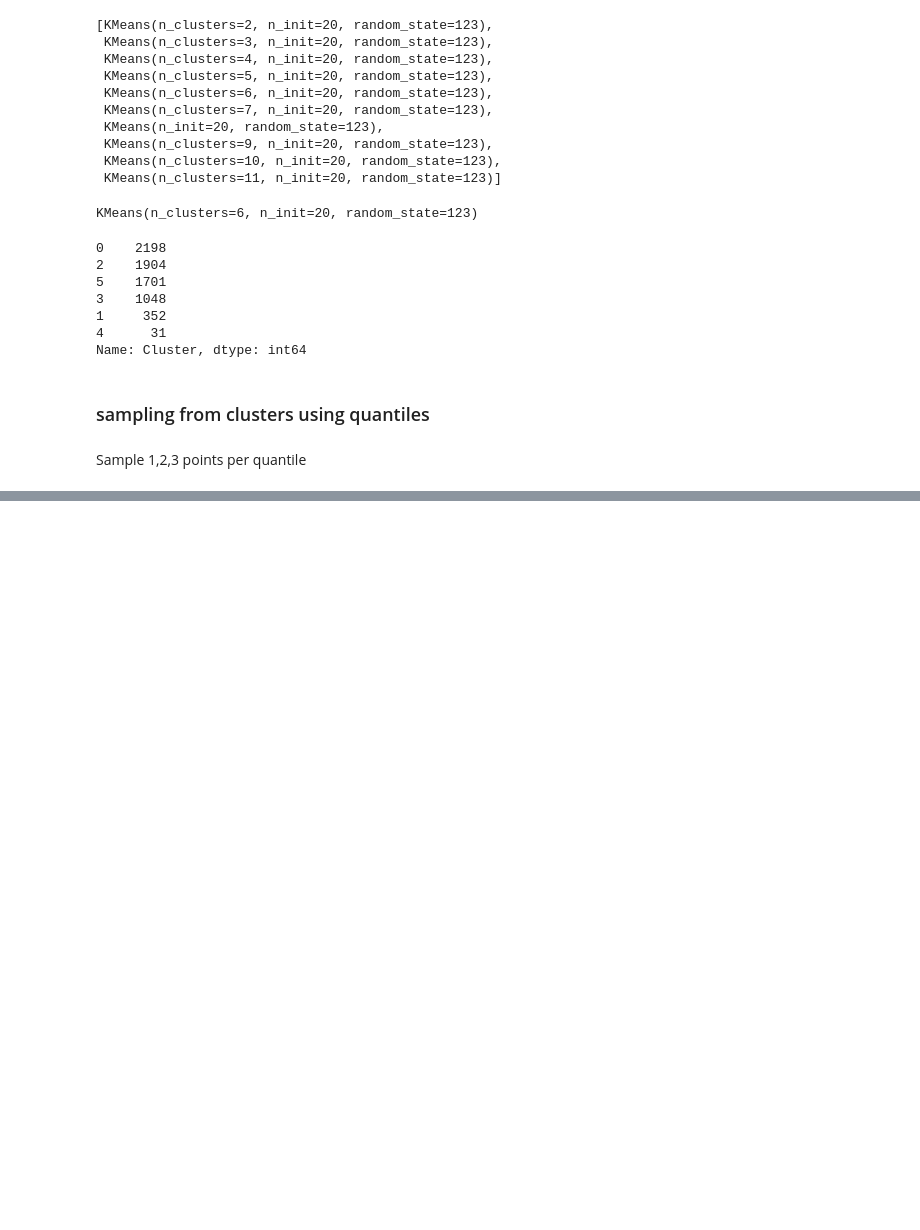
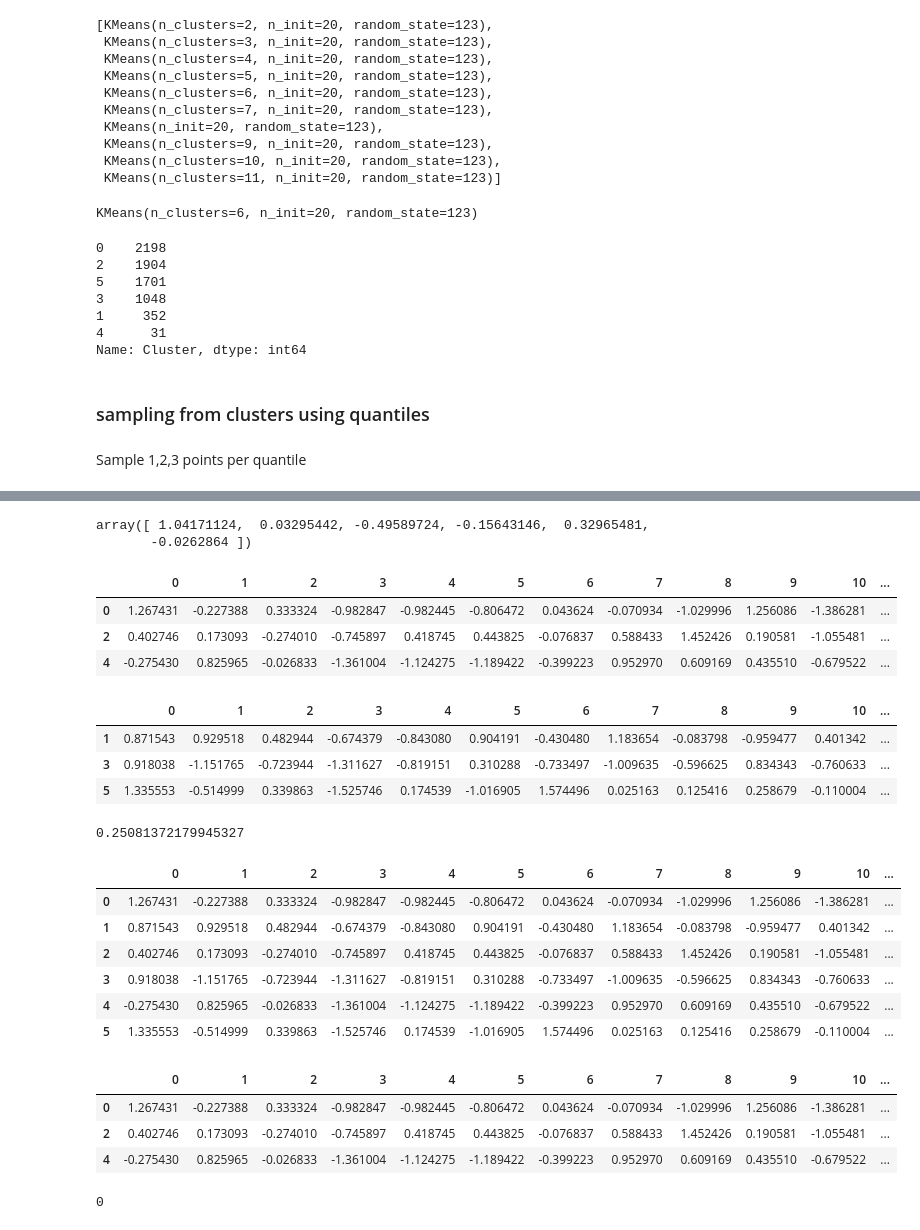
Before and after one commit to gerzin/mlem, a Jupyter notebook: notebooks/datasets/adult/BB_NO_CLUSTERING/AdultBlackboxWithoutClustering.ipynb, the cells around one changed output, grey strips where cells are left out. Drawn from its saved outputs; the diff is of its cells as text; code cells hidden in the pictures; blank space fills up the shorter version.

```diff
--- a/notebooks/datasets/adult/BB_NO_CLUSTERING/AdultBlackboxWithoutClustering.ipynb
+++ b/notebooks/datasets/adult/BB_NO_CLUSTERING/AdultBlackboxWithoutClustering.ipynb
@@ -513,0 +606,10 @@ for n_samp in (1,2,3):
+# %%
+column_mask = ADULT_COLUMN_MASK
+# %%
+centroid_0 = compute_centroids(zeros.drop('Label', axis=1).to_numpy()[:, column_mask])
+centroid_1 = compute_centroids(ones.drop('Label', axis=1).to_numpy()[:, column_mask])
+# %%
+centroid_0
+# %% [output]
+array([ 1.04171124,  0.03295442, -0.49589724, -0.15643146,  0.32965481,
+       -0.0262864 ])
@@ -513,0 +619,50 @@ for n_samp in (1,2,3):
+# %%
+ones
+# %% [output]
+|  | 0 | 1 | 2 | 3 | 4 | 5 | 6 | 7 | 8 | 9 | 10 | ... |
+| 0 | 1.267431 | -0.227388 | 0.333324 | -0.982847 | -0.982445 | -0.806472 | 0.043624 | -0.070934 | -1.029996 | 1.256086 | -1.386281 | ... |
+| 2 | 0.402746 | 0.173093 | -0.274010 | -0.745897 | 0.418745 | 0.443825 | -0.076837 | 0.588433 | 1.452426 | 0.190581 | -1.055481 | ... |
+| 4 | -0.275430 | 0.825965 | -0.026833 | -1.361004 | -1.124275 | -1.189422 | -0.399223 | 0.952970 | 0.609169 | 0.435510 | -0.679522 | ... |
+# %%
+zeros
+# %% [output]
+|  | 0 | 1 | 2 | 3 | 4 | 5 | 6 | 7 | 8 | 9 | 10 | ... |
+| 1 | 0.871543 | 0.929518 | 0.482944 | -0.674379 | -0.843080 | 0.904191 | -0.430480 | 1.183654 | -0.083798 | -0.959477 | 0.401342 | ... |
+| 3 | 0.918038 | -1.151765 | -0.723944 | -1.311627 | -0.819151 | 0.310288 | -0.733497 | -1.009635 | -0.596625 | 0.834343 | -0.760633 | ... |
+| 5 | 1.335553 | -0.514999 | 0.339863 | -1.525746 | 0.174539 | -1.016905 | 1.574496 | 0.025163 | 0.125416 | 0.258679 | -0.110004 | ... |
+# %%
+zeros.Dist.std()
+# %% [output]
+0.25081372179945327
+# %%
+centroid_0_dist = distance.cdist(d.drop(labels=['Label'], axis=1).to_numpy()[:, column_mask],
+                                     np.array([centroid_0]))
+centroid_1_dist = distance.cdist(d.drop(labels=['Label'], axis=1).to_numpy()[:, column_mask],
+                                     np.array([centroid_1]))
+df_dist = np.minimum(centroid_0_dist, centroid_1_dist)
+# %%
+d['Dist'] = df_dist
+df_mean = d.Dist.mean()
+df_std = d.Dist.std()
+alpha = 1
+# %%
+d
+# %% [output]
+|  | 0 | 1 | 2 | 3 | 4 | 5 | 6 | 7 | 8 | 9 | 10 | ... |
+| 0 | 1.267431 | -0.227388 | 0.333324 | -0.982847 | -0.982445 | -0.806472 | 0.043624 | -0.070934 | -1.029996 | 1.256086 | -1.386281 | ... |
+| 1 | 0.871543 | 0.929518 | 0.482944 | -0.674379 | -0.843080 | 0.904191 | -0.430480 | 1.183654 | -0.083798 | -0.959477 | 0.401342 | ... |
+| 2 | 0.402746 | 0.173093 | -0.274010 | -0.745897 | 0.418745 | 0.443825 | -0.076837 | 0.588433 | 1.452426 | 0.190581 | -1.055481 | ... |
+| 3 | 0.918038 | -1.151765 | -0.723944 | -1.311627 | -0.819151 | 0.310288 | -0.733497 | -1.009635 | -0.596625 | 0.834343 | -0.760633 | ... |
+| 4 | -0.275430 | 0.825965 | -0.026833 | -1.361004 | -1.124275 | -1.189422 | -0.399223 | 0.952970 | 0.609169 | 0.435510 | -0.679522 | ... |
+| 5 | 1.335553 | -0.514999 | 0.339863 | -1.525746 | 0.174539 | -1.016905 | 1.574496 | 0.025163 | 0.125416 | 0.258679 | -0.110004 | ... |
+# %%
+d[d.Dist < 1.6].drop(['Label', 'Dist'], axis=1)
+# %% [output]
+|  | 0 | 1 | 2 | 3 | 4 | 5 | 6 | 7 | 8 | 9 | 10 | ... |
+| 0 | 1.267431 | -0.227388 | 0.333324 | -0.982847 | -0.982445 | -0.806472 | 0.043624 | -0.070934 | -1.029996 | 1.256086 | -1.386281 | ... |
+| 2 | 0.402746 | 0.173093 | -0.274010 | -0.745897 | 0.418745 | 0.443825 | -0.076837 | 0.588433 | 1.452426 | 0.190581 | -1.055481 | ... |
+| 4 | -0.275430 | 0.825965 | -0.026833 | -1.361004 | -1.124275 | -1.189422 | -0.399223 | 0.952970 | 0.609169 | 0.435510 | -0.679522 | ... |
+# %%
+sum([False])
+# %% [output]
+0
```
Also changed, not shown: parts of 14 cells of this notebook, 10 other files.
